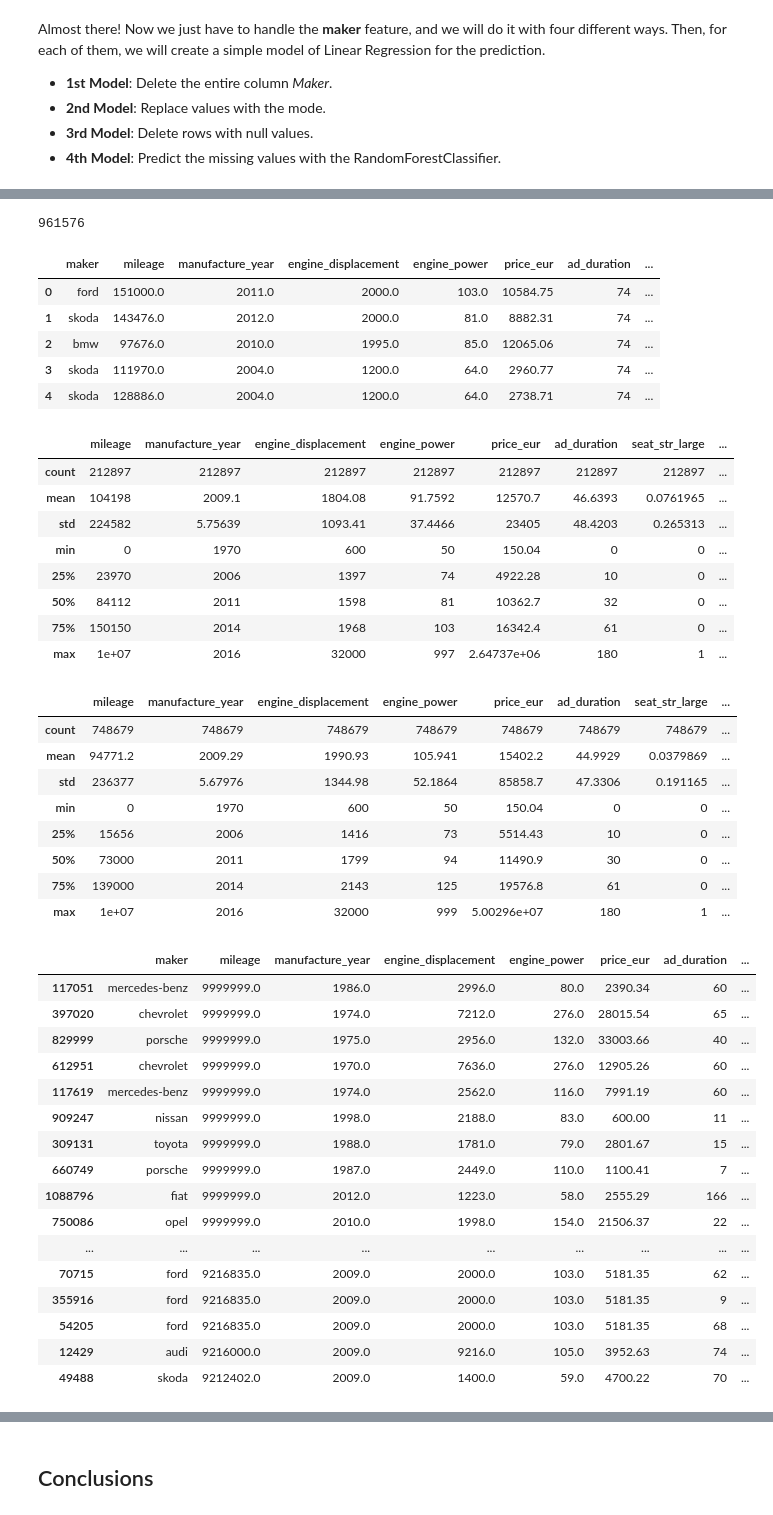
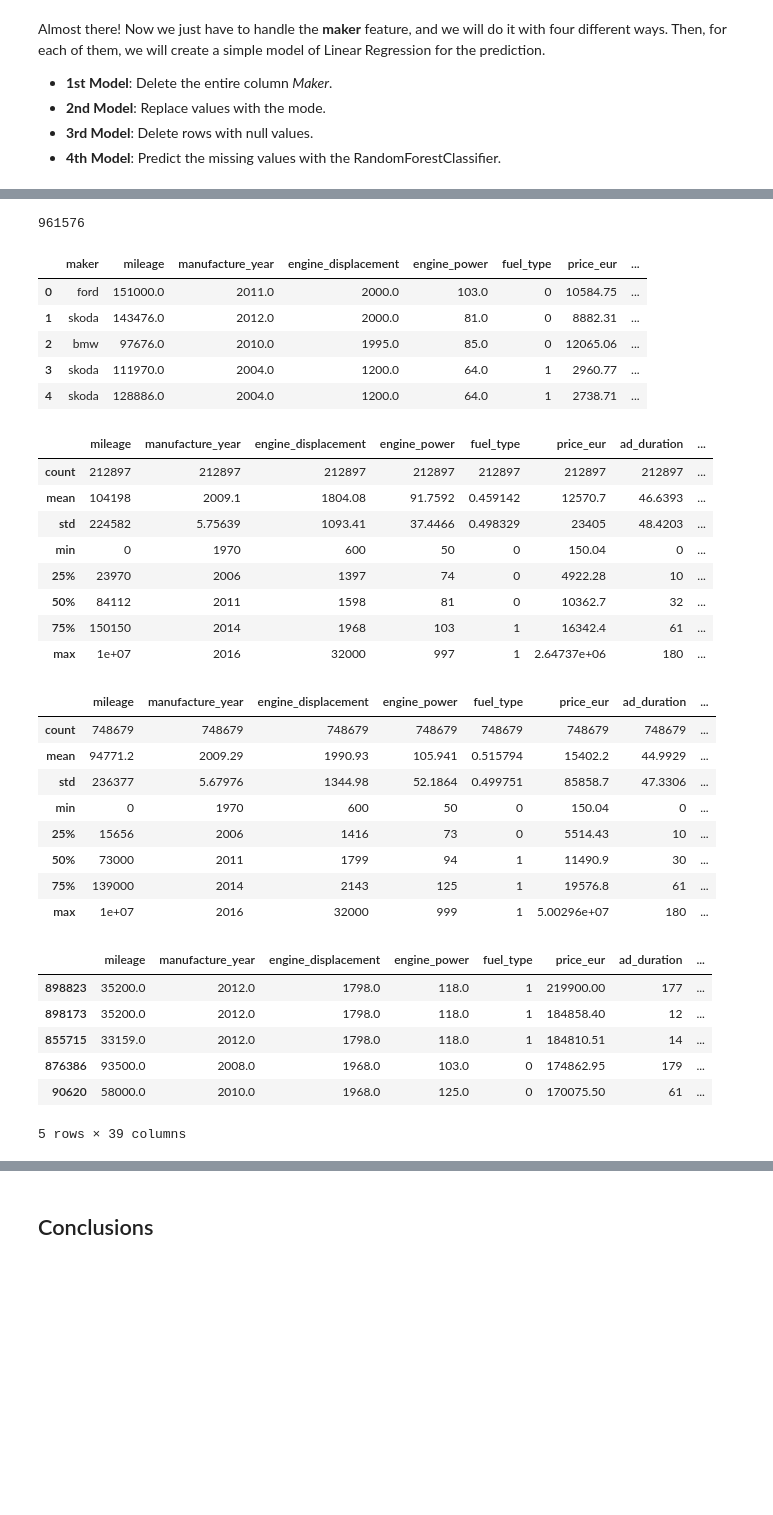
Before and after one commit to daniele-salerno/Handle-missing-values-in-Categorical-Features, a Jupyter notebook: Handle missing values in Categorical Features/Handle-missing-values-in-Categorical-Features.ipynb, the cells around one changed output, grey strips where cells are left out. Cells and saved outputs as stored; diff of their text form; code cells hidden in the pictures; blank space fills up the shorter version.

```diff
--- a/Handle missing values in Categorical Features/Handle-missing-values-in-Categorical-Features.ipynb
+++ b/Handle missing values in Categorical Features/Handle-missing-values-in-Categorical-Features.ipynb
@@ -179,13 +179,17 @@ df = df.drop(["door_count"], axis=1)
 # %%
 #
 df = df[df['fuel_type'].notna()]
-df = pd.get_dummies(df,columns=["fuel_type"])
+#df = pd.get_dummies(df,columns=["fuel_type"])
+size_mapping = {"diesel":0,"gasoline":1}
+df["fuel_type"] = df["fuel_type"].map(size_mapping)
 
 df = df[df['transmission'].notna()]
-df = pd.get_dummies(df,columns=["transmission"])
+# df = pd.get_dummies(df,columns=["transmission"])
+size_mapping = {"man":0,"auto":1}
+df["transmission"] = df["transmission"].map(size_mapping)
 # %%
 # drop features
-features_to_drop = ["model", "body_type", "color_slug", "stk_year", "avg_manufacture_year", "date_created", "date_last_seen", "avg_engine_power", "avg_engine_displacement"]
+features_to_drop = ["model", "body_type", "color_slug", "stk_year", "avg_manufacture_year", "date_created", "date_last_seen", "avg_engine_displacement","avg_engine_power"]
 df = df.drop(features_to_drop, axis="columns")
 df.head()
 # %% [output]
@@ -456,57 +457,47 @@ print(len(df_final.index))
 df_final.head()
 # %% [output]
 961576
-|  | maker | mileage | manufacture_year | engine_displacement | engine_power | price_eur | ad_duration | ... |
-| 0 | ford | 151000.0 | 2011.0 | 2000.0 | 103.0 | 10584.75 | 74 | ... |
-| 1 | skoda | 143476.0 | 2012.0 | 2000.0 | 81.0 | 8882.31 | 74 | ... |
-| 2 | bmw | 97676.0 | 2010.0 | 1995.0 | 85.0 | 12065.06 | 74 | ... |
-| 3 | skoda | 111970.0 | 2004.0 | 1200.0 | 64.0 | 2960.77 | 74 | ... |
-| 4 | skoda | 128886.0 | 2004.0 | 1200.0 | 64.0 | 2738.71 | 74 | ... |
+|  | maker | mileage | manufacture_year | engine_displacement | engine_power | fuel_type | price_eur | ... |
+| 0 | ford | 151000.0 | 2011.0 | 2000.0 | 103.0 | 0 | 10584.75 | ... |
+| 1 | skoda | 143476.0 | 2012.0 | 2000.0 | 81.0 | 0 | 8882.31 | ... |
+| 2 | bmw | 97676.0 | 2010.0 | 1995.0 | 85.0 | 0 | 12065.06 | ... |
+| 3 | skoda | 111970.0 | 2004.0 | 1200.0 | 64.0 | 1 | 2960.77 | ... |
+| 4 | skoda | 128886.0 | 2004.0 | 1200.0 | 64.0 | 1 | 2738.71 | ... |
 # %%
 df_no_maker.describe().apply(lambda s: s.apply(lambda x: format(x, 'g')))
 # %% [output]
-|  | mileage | manufacture_year | engine_displacement | engine_power | price_eur | ad_duration | seat_str_large | ... |
+|  | mileage | manufacture_year | engine_displacement | engine_power | fuel_type | price_eur | ad_duration | ... |
 | count | 212897 | 212897 | 212897 | 212897 | 212897 | 212897 | 212897 | ... |
-| mean | 104198 | 2009.1 | 1804.08 | 91.7592 | 12570.7 | 46.6393 | 0.0761965 | ... |
-| std | 224582 | 5.75639 | 1093.41 | 37.4466 | 23405 | 48.4203 | 0.265313 | ... |
-| min | 0 | 1970 | 600 | 50 | 150.04 | 0 | 0 | ... |
-| 25% | 23970 | 2006 | 1397 | 74 | 4922.28 | 10 | 0 | ... |
-| 50% | 84112 | 2011 | 1598 | 81 | 10362.7 | 32 | 0 | ... |
-| 75% | 150150 | 2014 | 1968 | 103 | 16342.4 | 61 | 0 | ... |
-| max | 1e+07 | 2016 | 32000 | 997 | 2.64737e+06 | 180 | 1 | ... |
+| mean | 104198 | 2009.1 | 1804.08 | 91.7592 | 0.459142 | 12570.7 | 46.6393 | ... |
+| std | 224582 | 5.75639 | 1093.41 | 37.4466 | 0.498329 | 23405 | 48.4203 | ... |
+| min | 0 | 1970 | 600 | 50 | 0 | 150.04 | 0 | ... |
+| 25% | 23970 | 2006 | 1397 | 74 | 0 | 4922.28 | 10 | ... |
+| 50% | 84112 | 2011 | 1598 | 81 | 0 | 10362.7 | 32 | ... |
+| 75% | 150150 | 2014 | 1968 | 103 | 1 | 16342.4 | 61 | ... |
+| max | 1e+07 | 2016 | 32000 | 997 | 1 | 2.64737e+06 | 180 | ... |
 # %%
 df_with_maker.describe().apply(lambda s: s.apply(lambda x: format(x, 'g')))
 # %% [output]
-|  | mileage | manufacture_year | engine_displacement | engine_power | price_eur | ad_duration | seat_str_large | ... |
+|  | mileage | manufacture_year | engine_displacement | engine_power | fuel_type | price_eur | ad_duration | ... |
 | count | 748679 | 748679 | 748679 | 748679 | 748679 | 748679 | 748679 | ... |
-| mean | 94771.2 | 2009.29 | 1990.93 | 105.941 | 15402.2 | 44.9929 | 0.0379869 | ... |
-| std | 236377 | 5.67976 | 1344.98 | 52.1864 | 85858.7 | 47.3306 | 0.191165 | ... |
-| min | 0 | 1970 | 600 | 50 | 150.04 | 0 | 0 | ... |
-| 25% | 15656 | 2006 | 1416 | 73 | 5514.43 | 10 | 0 | ... |
-| 50% | 73000 | 2011 | 1799 | 94 | 11490.9 | 30 | 0 | ... |
-| 75% | 139000 | 2014 | 2143 | 125 | 19576.8 | 61 | 0 | ... |
-| max | 1e+07 | 2016 | 32000 | 999 | 5.00296e+07 | 180 | 1 | ... |
+| mean | 94771.2 | 2009.29 | 1990.93 | 105.941 | 0.515794 | 15402.2 | 44.9929 | ... |
+| std | 236377 | 5.67976 | 1344.98 | 52.1864 | 0.499751 | 85858.7 | 47.3306 | ... |
+| min | 0 | 1970 | 600 | 50 | 0 | 150.04 | 0 | ... |
+| 25% | 15656 | 2006 | 1416 | 73 | 0 | 5514.43 | 10 | ... |
+| 50% | 73000 | 2011 | 1799 | 94 | 1 | 11490.9 | 30 | ... |
+| 75% | 139000 | 2014 | 2143 | 125 | 1 | 19576.8 | 61 | ... |
+| max | 1e+07 | 2016 | 32000 | 999 | 1 | 5.00296e+07 | 180 | ... |
 # %%
-df_final.sort_values(by=['mileage'], inplace=True, ascending=False)
+df_final.sort_values(by=['price_eur'], inplace=True, ascending=False)
 df_final.head()
 # %% [output]
-|  | maker | mileage | manufacture_year | engine_displacement | engine_power | price_eur | ad_duration | ... |
-| 117051 | mercedes-benz | 9999999.0 | 1986.0 | 2996.0 | 80.0 | 2390.34 | 60 | ... |
-| 397020 | chevrolet | 9999999.0 | 1974.0 | 7212.0 | 276.0 | 28015.54 | 65 | ... |
-| 829999 | porsche | 9999999.0 | 1975.0 | 2956.0 | 132.0 | 33003.66 | 40 | ... |
-| 612951 | chevrolet | 9999999.0 | 1970.0 | 7636.0 | 276.0 | 12905.26 | 60 | ... |
-| 117619 | mercedes-benz | 9999999.0 | 1974.0 | 2562.0 | 116.0 | 7991.19 | 60 | ... |
-| 909247 | nissan | 9999999.0 | 1998.0 | 2188.0 | 83.0 | 600.00 | 11 | ... |
-| 309131 | toyota | 9999999.0 | 1988.0 | 1781.0 | 79.0 | 2801.67 | 15 | ... |
-| 660749 | porsche | 9999999.0 | 1987.0 | 2449.0 | 110.0 | 1100.41 | 7 | ... |
-| 1088796 | fiat | 9999999.0 | 2012.0 | 1223.0 | 58.0 | 2555.29 | 166 | ... |
-| 750086 | opel | 9999999.0 | 2010.0 | 1998.0 | 154.0 | 21506.37 | 22 | ... |
-| ... | ... | ... | ... | ... | ... | ... | ... | ... |
-| 70715 | ford | 9216835.0 | 2009.0 | 2000.0 | 103.0 | 5181.35 | 62 | ... |
-| 355916 | ford | 9216835.0 | 2009.0 | 2000.0 | 103.0 | 5181.35 | 9 | ... |
-| 54205 | ford | 9216835.0 | 2009.0 | 2000.0 | 103.0 | 5181.35 | 68 | ... |
-| 12429 | audi | 9216000.0 | 2009.0 | 9216.0 | 105.0 | 3952.63 | 74 | ... |
-| 49488 | skoda | 9212402.0 | 2009.0 | 1400.0 | 59.0 | 4700.22 | 70 | ... |
+|  | mileage | manufacture_year | engine_displacement | engine_power | fuel_type | price_eur | ad_duration | ... |
+| 898823 | 35200.0 | 2012.0 | 1798.0 | 118.0 | 1 | 219900.00 | 177 | ... |
+| 898173 | 35200.0 | 2012.0 | 1798.0 | 118.0 | 1 | 184858.40 | 12 | ... |
+| 855715 | 33159.0 | 2012.0 | 1798.0 | 118.0 | 1 | 184810.51 | 14 | ... |
+| 876386 | 93500.0 | 2008.0 | 1968.0 | 103.0 | 0 | 174862.95 | 179 | ... |
+| 90620 | 58000.0 | 2010.0 | 1968.0 | 125.0 | 0 | 170075.50 | 61 | ... |
+5 rows × 39 columns
 # %%
 df_final = pd.get_dummies(df_final,columns=["maker"])
 
```
Also changed, not shown: parts of 28 cells of this notebook, 1 other file.
